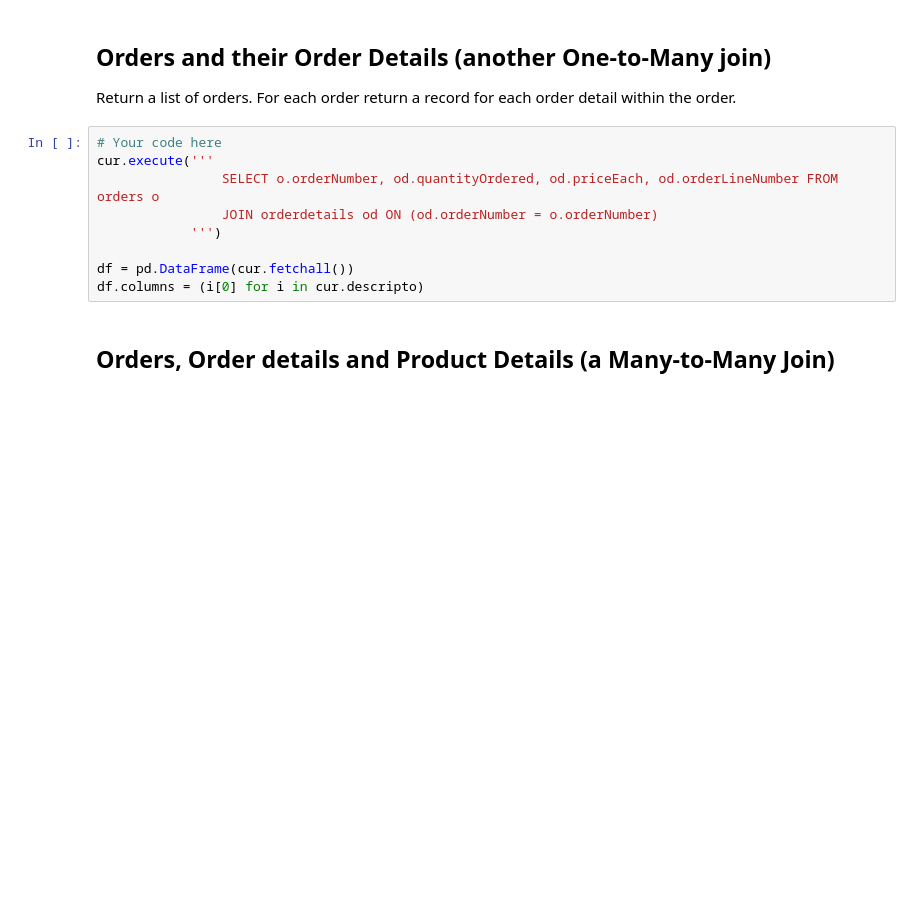
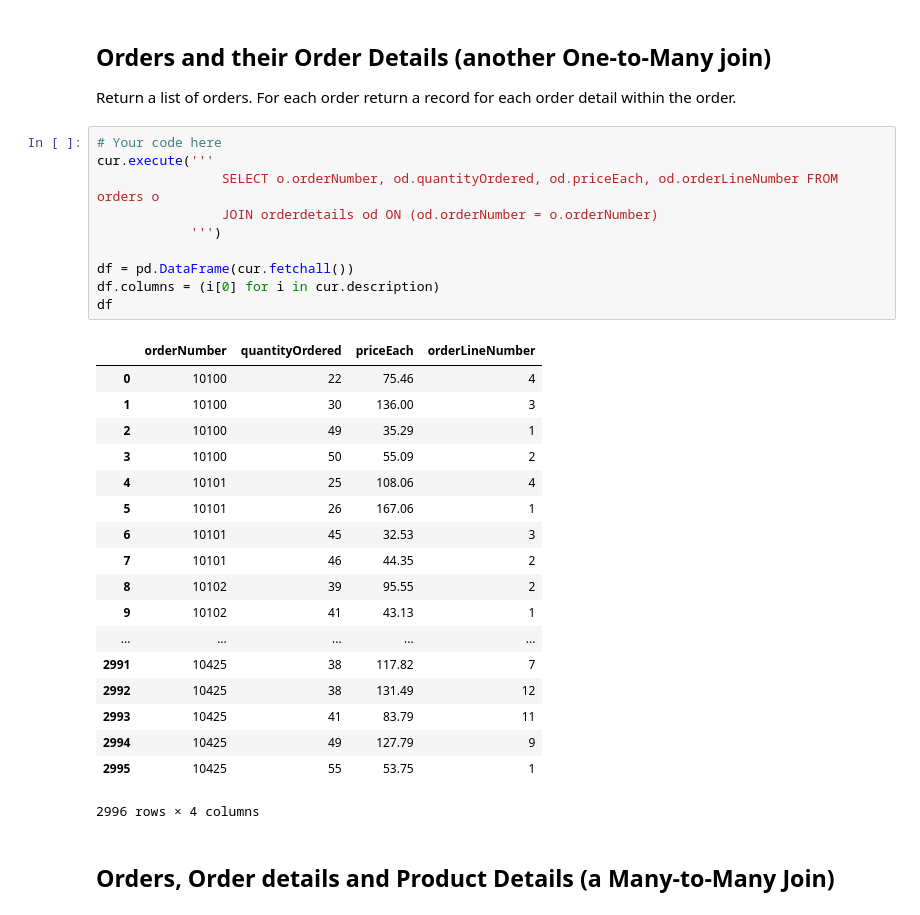
Before and after one commit to elenasm7/dsc-1-05-13-one-to-many-and-many-to-many-joins-lab-nyc-ds-career-012819, a Jupyter notebook: index.ipynb, the cells around one changed output. Drawn from its saved outputs; the diff is of its cells as text; blank space fills up the shorter version.

```diff
--- a/index.ipynb
+++ b/index.ipynb
@@ -90,12 +90,32 @@ Return a list of orders. For each order return a record for each order detail wi
 # %%
 # Your code here
 cur.execute('''
                 SELECT o.orderNumber, od.quantityOrdered, od.priceEach, od.orderLineNumber FROM orders o
                 JOIN orderdetails od ON (od.orderNumber = o.orderNumber)
             ''')
 
 df = pd.DataFrame(cur.fetchall())
-df.columns = (i[0] for i in cur.descripto)
+df.columns = (i[0] for i in cur.description)
+df
+# %% [output]
+|  | orderNumber | quantityOrdered | priceEach | orderLineNumber |
+| 0 | 10100 | 22 | 75.46 | 4 |
+| 1 | 10100 | 30 | 136.00 | 3 |
+| 2 | 10100 | 49 | 35.29 | 1 |
+| 3 | 10100 | 50 | 55.09 | 2 |
+| 4 | 10101 | 25 | 108.06 | 4 |
+| 5 | 10101 | 26 | 167.06 | 1 |
+| 6 | 10101 | 45 | 32.53 | 3 |
+| 7 | 10101 | 46 | 44.35 | 2 |
+| 8 | 10102 | 39 | 95.55 | 2 |
+| 9 | 10102 | 41 | 43.13 | 1 |
+| ... | ... | ... | ... | ... |
+| 2991 | 10425 | 38 | 117.82 | 7 |
+| 2992 | 10425 | 38 | 131.49 | 12 |
+| 2993 | 10425 | 41 | 83.79 | 11 |
+| 2994 | 10425 | 49 | 127.79 | 9 |
+| 2995 | 10425 | 55 | 53.75 | 1 |
+2996 rows × 4 columns
 # %% [markdown]
 ## Orders, Order details and Product Details (a Many-to-Many Join)
 # %% [markdown]
```
